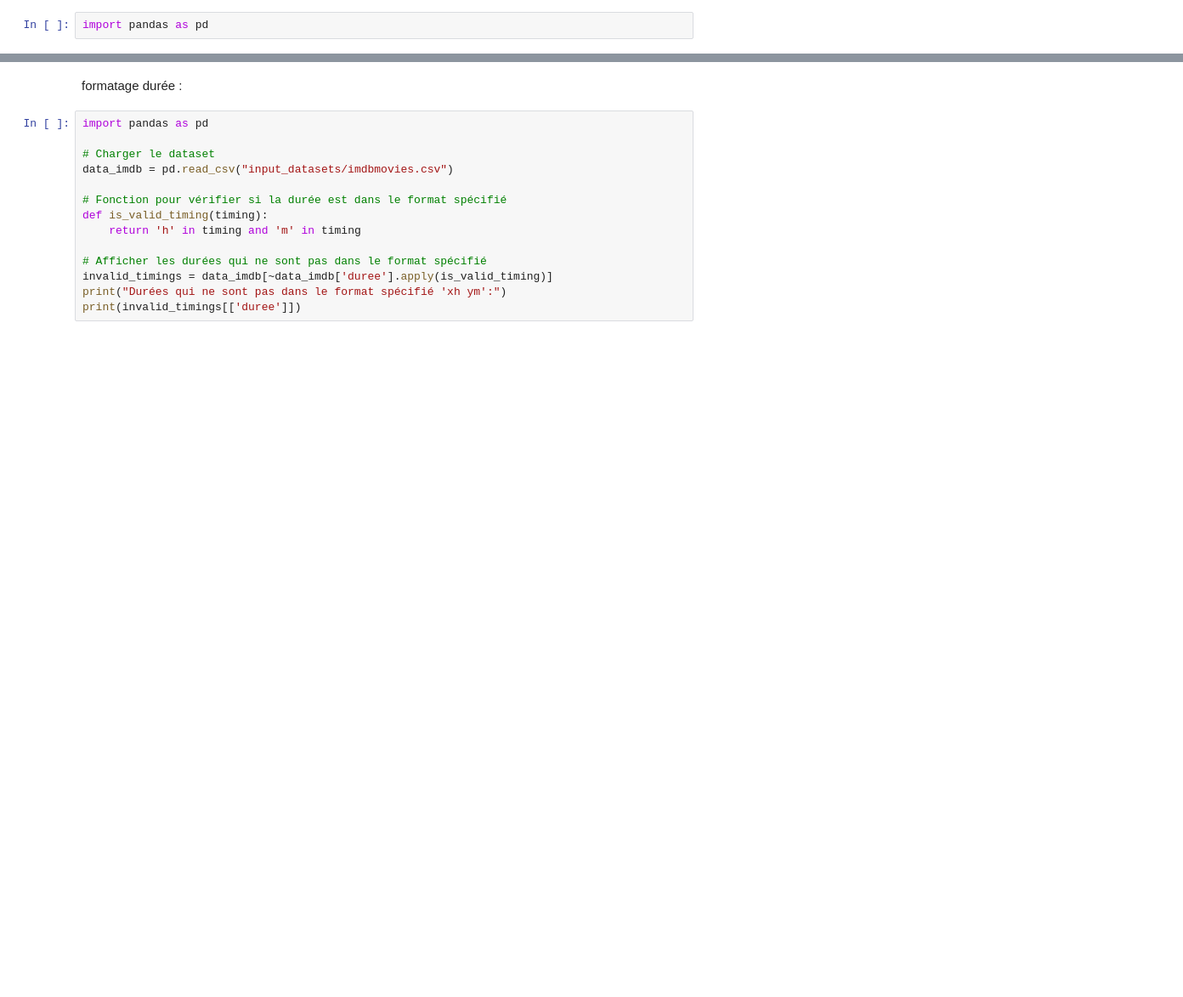
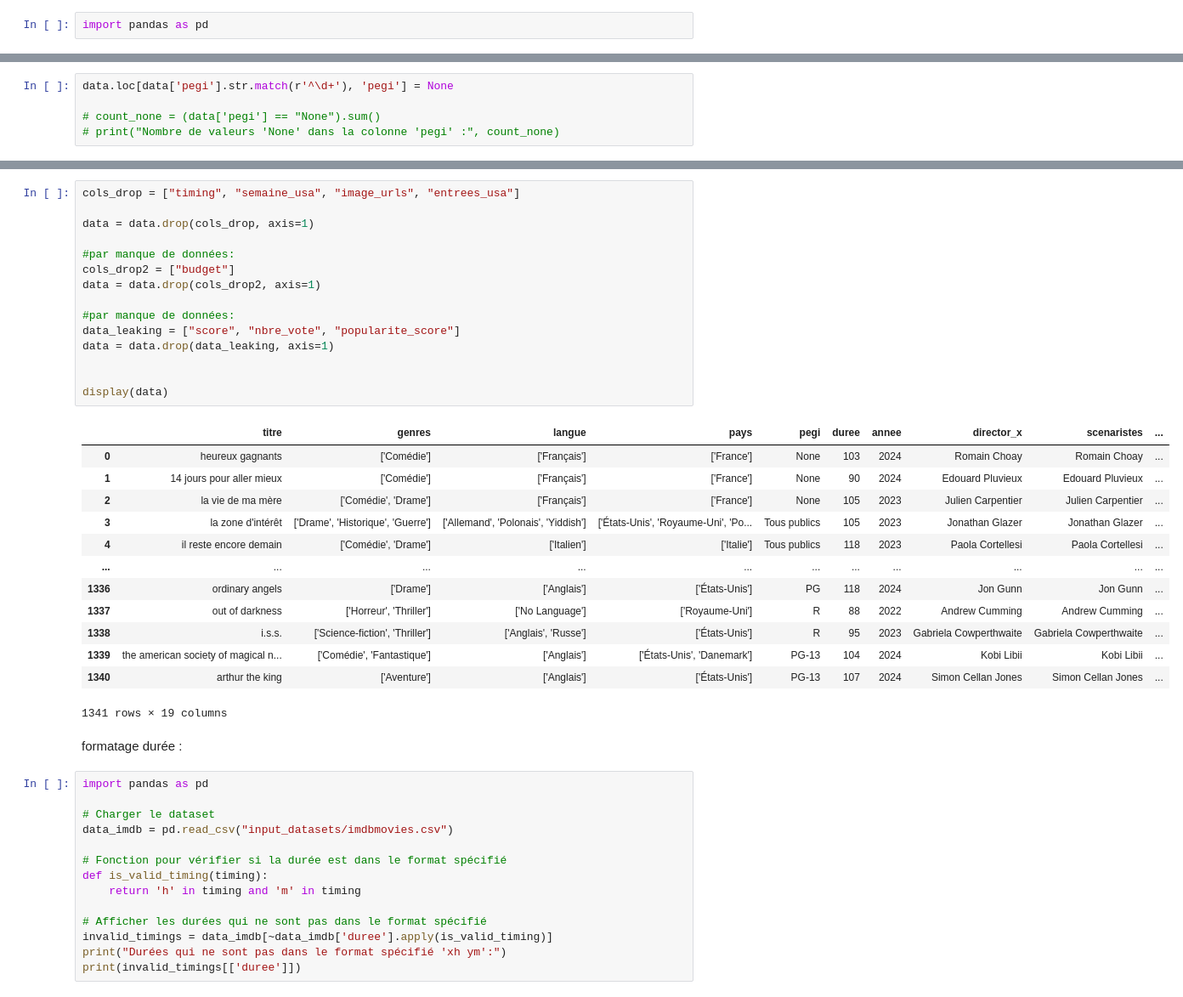
Before and after one commit to cjulliar/Movie_Popularity_Prediction, a Jupyter notebook: ml/cleaning.ipynb, the cells around one changed output, grey strips where cells are left out. Shown: that part at 85% size. Cells and saved outputs as stored; diff of their text form; blank space fills up the shorter version.

```diff
--- a/ml/cleaning.ipynb
+++ b/ml/cleaning.ipynb
@@ -9,0 +84,5 @@ data_imdb = pd.read_csv("input_datasets/imdbmovies.csv")
+# %%
+data.loc[data['pegi'].str.match(r'^\d+'), 'pegi'] = None
+
+# count_none = (data['pegi'] == "None").sum()
+# print("Nombre de valeurs 'None' dans la colonne 'pegi' :", count_none)
@@ -10,3 +186,32 @@ data_imdb = pd.read_csv("input_datasets/imdbmovies.csv")
+# %%
+cols_drop = ["timing", "semaine_usa", "image_urls", "entrees_usa"]
+
+data = data.drop(cols_drop, axis=1)
+
+#par manque de données:
+cols_drop2 = ["budget"]
+data = data.drop(cols_drop2, axis=1)
+
+#par manque de données:
+data_leaking = ["score", "nbre_vote", "popularite_score"]
+data = data.drop(data_leaking, axis=1)
+
+
+display(data)
+# %% [output]
+|  | titre | genres | langue | pays | pegi | duree | annee | director_x | scenaristes | ... |
+| 0 | heureux gagnants | ['Comédie'] | ['Français'] | ['France'] | None | 103 | 2024 | Romain Choay | Romain Choay | ... |
+| 1 | 14 jours pour aller mieux | ['Comédie'] | ['Français'] | ['France'] | None | 90 | 2024 | Edouard Pluvieux | Edouard Pluvieux | ... |
+| 2 | la vie de ma mère | ['Comédie', 'Drame'] | ['Français'] | ['France'] | None | 105 | 2023 | Julien Carpentier | Julien Carpentier | ... |
+| 3 | la zone d'intérêt | ['Drame', 'Historique', 'Guerre'] | ['Allemand', 'Polonais', 'Yiddish'] | ['États-Unis', 'Royaume-Uni', 'Po... | Tous publics | 105 | 2023 | Jonathan Glazer | Jonathan Glazer | ... |
+| 4 | il reste encore demain | ['Comédie', 'Drame'] | ['Italien'] | ['Italie'] | Tous publics | 118 | 2023 | Paola Cortellesi | Paola Cortellesi | ... |
+| ... | ... | ... | ... | ... | ... | ... | ... | ... | ... | ... |
+| 1336 | ordinary angels | ['Drame'] | ['Anglais'] | ['États-Unis'] | PG | 118 | 2024 | Jon Gunn | Jon Gunn | ... |
+| 1337 | out of darkness | ['Horreur', 'Thriller'] | ['No Language'] | ['Royaume-Uni'] | R | 88 | 2022 | Andrew Cumming | Andrew Cumming | ... |
+| 1338 | i.s.s. | ['Science-fiction', 'Thriller'] | ['Anglais', 'Russe'] | ['États-Unis'] | R | 95 | 2023 | Gabriela Cowperthwaite | Gabriela Cowperthwaite | ... |
+| 1339 | the american society of magical n... | ['Comédie', 'Fantastique'] | ['Anglais'] | ['États-Unis', 'Danemark'] | PG-13 | 104 | 2024 | Kobi Libii | Kobi Libii | ... |
+| 1340 | arthur the king | ['Aventure'] | ['Anglais'] | ['États-Unis'] | PG-13 | 107 | 2024 | Simon Cellan Jones | Simon Cellan Jones | ... |
+1341 rows × 19 columns
 # %% [markdown]
 formatage durée :
 # %%
```
Also changed, not shown: parts of 17 cells of this notebook, 2 other files.
